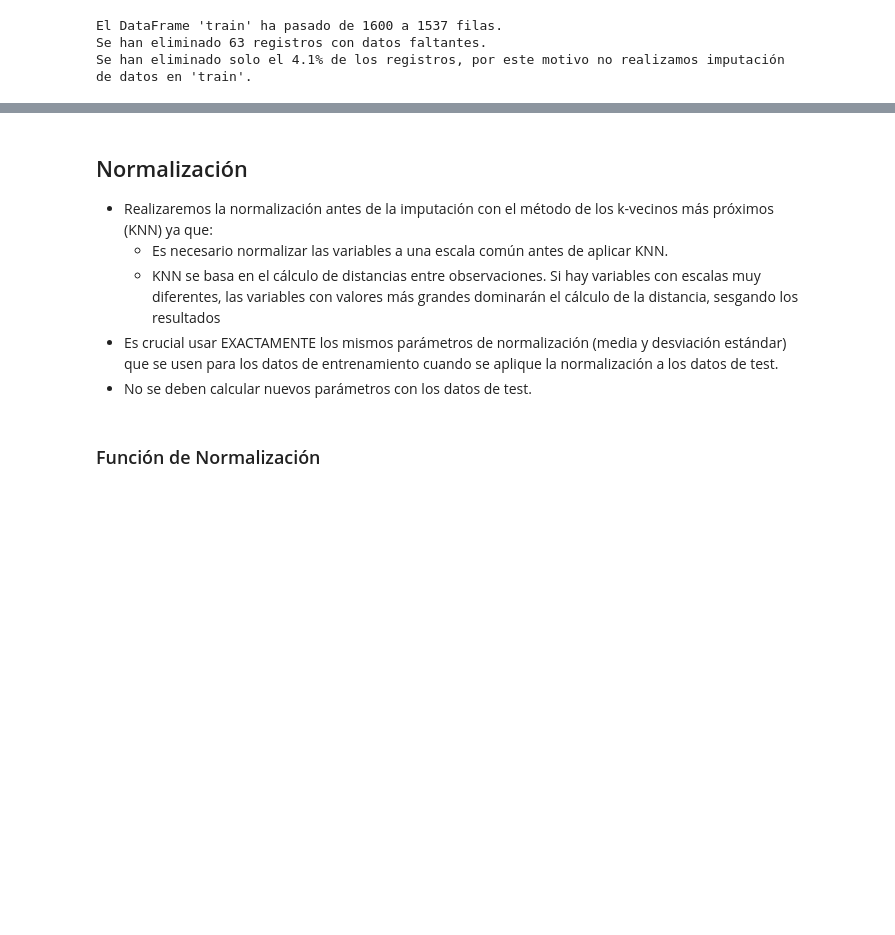
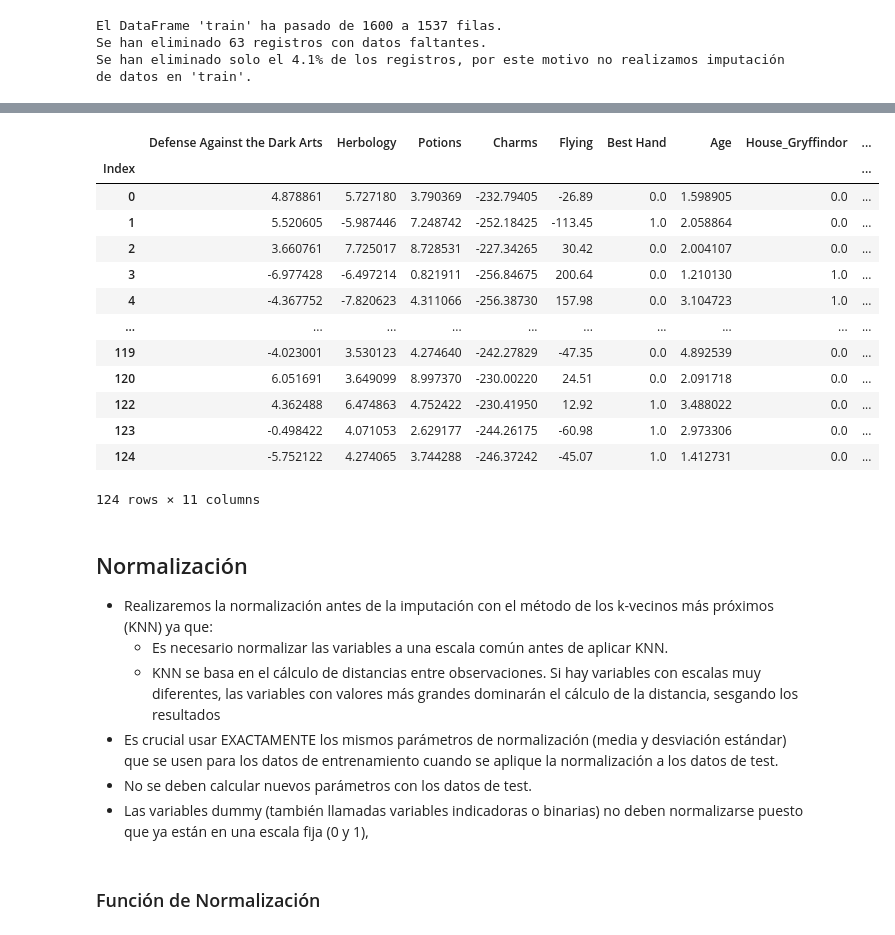
Before and after one commit to financieras/ai, a Jupyter notebook: logistic_regression/notebooks/normalize.ipynb, the cells around one changed output, grey strips where cells are left out. Saved outputs shown, nothing was run; the diff lists cells and outputs as text; code cells hidden in the pictures; blank space fills up the shorter version.

```diff
--- a/logistic_regression/notebooks/normalize.ipynb
+++ b/logistic_regression/notebooks/normalize.ipynb
@@ -260,3 +298,21 @@ Se han eliminado solo el 4.1% de los registros, por este motivo no realizamos im
+# %%
+df_train.head(124)
+# Observe que el registro de Index 121 se ha eliminada ya que 'Herbology' tenía 'NaN'
+# %% [output]
+|  | Defense Against the Dark Arts | Herbology | Potions | Charms | Flying | Best Hand | Age | House_Gryffindor | ... |
+| Index |  |  |  |  |  |  |  |  | ... |
+| 0 | 4.878861 | 5.727180 | 3.790369 | -232.79405 | -26.89 | 0.0 | 1.598905 | 0.0 | ... |
+| 1 | 5.520605 | -5.987446 | 7.248742 | -252.18425 | -113.45 | 1.0 | 2.058864 | 0.0 | ... |
+| 2 | 3.660761 | 7.725017 | 8.728531 | -227.34265 | 30.42 | 0.0 | 2.004107 | 0.0 | ... |
+| 3 | -6.977428 | -6.497214 | 0.821911 | -256.84675 | 200.64 | 0.0 | 1.210130 | 1.0 | ... |
+| 4 | -4.367752 | -7.820623 | 4.311066 | -256.38730 | 157.98 | 0.0 | 3.104723 | 1.0 | ... |
+| ... | ... | ... | ... | ... | ... | ... | ... | ... | ... |
+| 119 | -4.023001 | 3.530123 | 4.274640 | -242.27829 | -47.35 | 0.0 | 4.892539 | 0.0 | ... |
+| 120 | 6.051691 | 3.649099 | 8.997370 | -230.00220 | 24.51 | 0.0 | 2.091718 | 0.0 | ... |
+| 122 | 4.362488 | 6.474863 | 4.752422 | -230.41950 | 12.92 | 1.0 | 3.488022 | 0.0 | ... |
+| 123 | -0.498422 | 4.071053 | 2.629177 | -244.26175 | -60.98 | 1.0 | 2.973306 | 0.0 | ... |
+| 124 | -5.752122 | 4.274065 | 3.744288 | -246.37242 | -45.07 | 1.0 | 1.412731 | 0.0 | ... |
+124 rows × 11 columns
 # %% [markdown]
 ## Normalización
 * Realizaremos la normalización antes de la imputación con el método de los k-vecinos más próximos (KNN) ya que:
@@ -264,6 +320,7 @@ Se han eliminado solo el 4.1% de los registros, por este motivo no realizamos im
     - KNN se basa en el cálculo de distancias entre observaciones. Si hay variables con escalas muy diferentes, las variables con valores más grandes dominarán el cálculo de la distancia, sesgando los resultados
 * Es crucial usar EXACTAMENTE los mismos parámetros de normalización (media y desviación estándar) que se usen para los datos de entrenamiento cuando se aplique la normalización a los datos de test.
 * No se deben calcular nuevos parámetros con los datos de test.
+* Las variables dummy (también llamadas variables indicadoras o binarias) no deben normalizarse puesto que ya están en una escala fija (0 y 1),
 # %% [markdown]
 ### Función de Normalización
 # %%
```
Also changed, not shown: parts of 11 cells of this notebook, 3 other files.
